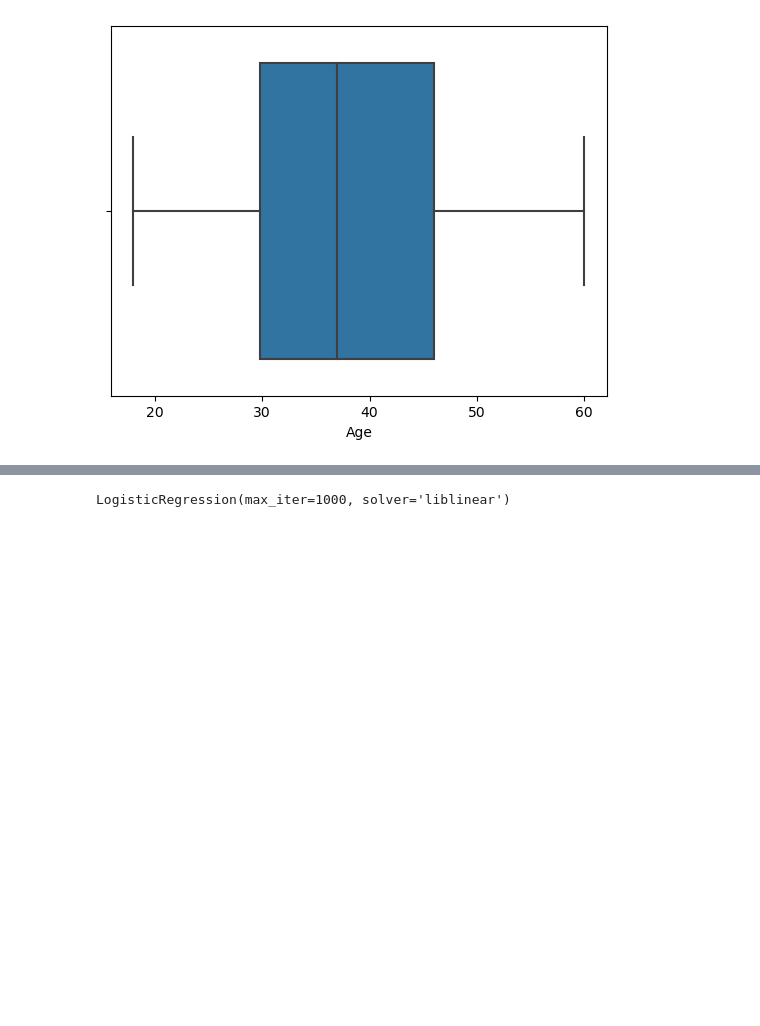
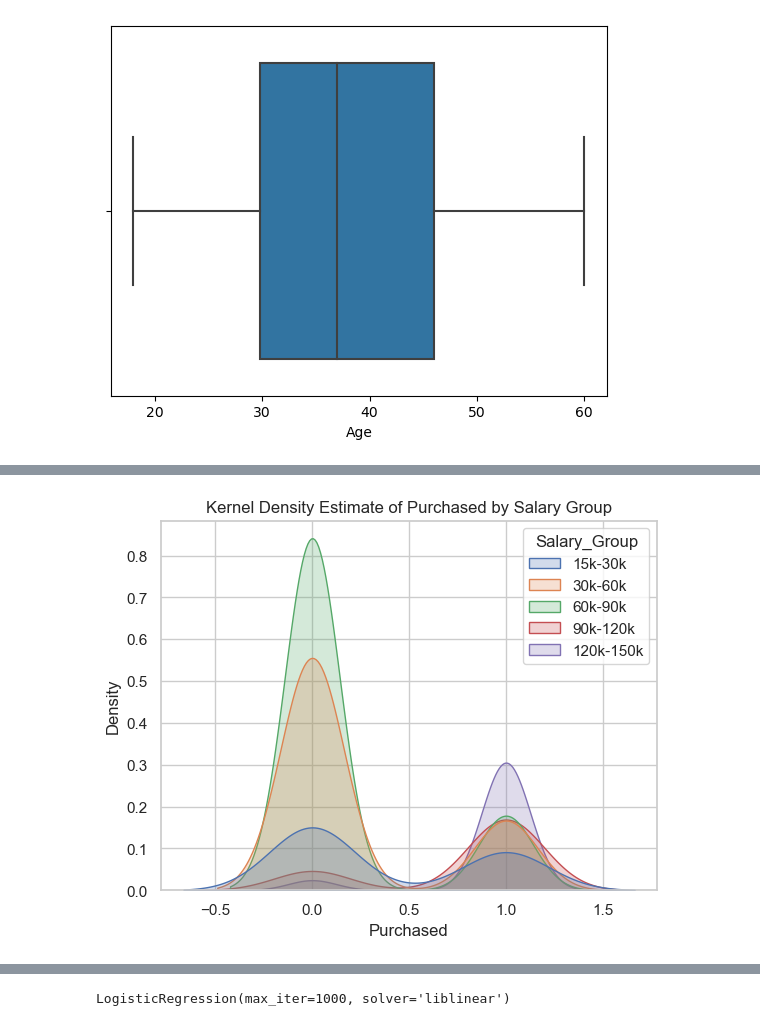
Before and after one commit to ajaysureshcodes/DSA_Assignments, a Jupyter notebook: Ajay Suresh DSA B1 Flask and Deployment.ipynb, the cells around one changed output, grey strips where cells are left out. Cells and saved outputs as stored; diff of their text form; code cells hidden in the pictures; blank space fills up the shorter version.

```diff
--- a/Ajay Suresh DSA B1 Flask and Deployment.ipynb
+++ b/Ajay Suresh DSA B1 Flask and Deployment.ipynb
@@ -107,0 +141,14 @@ plt.show()
+# %%
+salary_bins = [15000, 30000, 60000, 90000, 120000, 150000]
+salary_labels = ['15k-30k', '30k-60k', '60k-90k', '90k-120k', '120k-150k']
+
+data['Salary_Group'] = pd.cut(data['EstimatedSalary'], bins=salary_bins, labels=salary_labels)
+# %%
+sns.set(style="whitegrid")
+sns.kdeplot(data=data, x='Purchased', hue= 'Salary_Group', fill=True)
+plt.xlabel('Purchased')
+plt.ylabel('Density')
+plt.title('Kernel Density Estimate of Purchased by Salary Group')
+plt.show()
+# %% [output]
+[figure, added]
```
Also changed, not shown: parts of 38 cells of this notebook.
